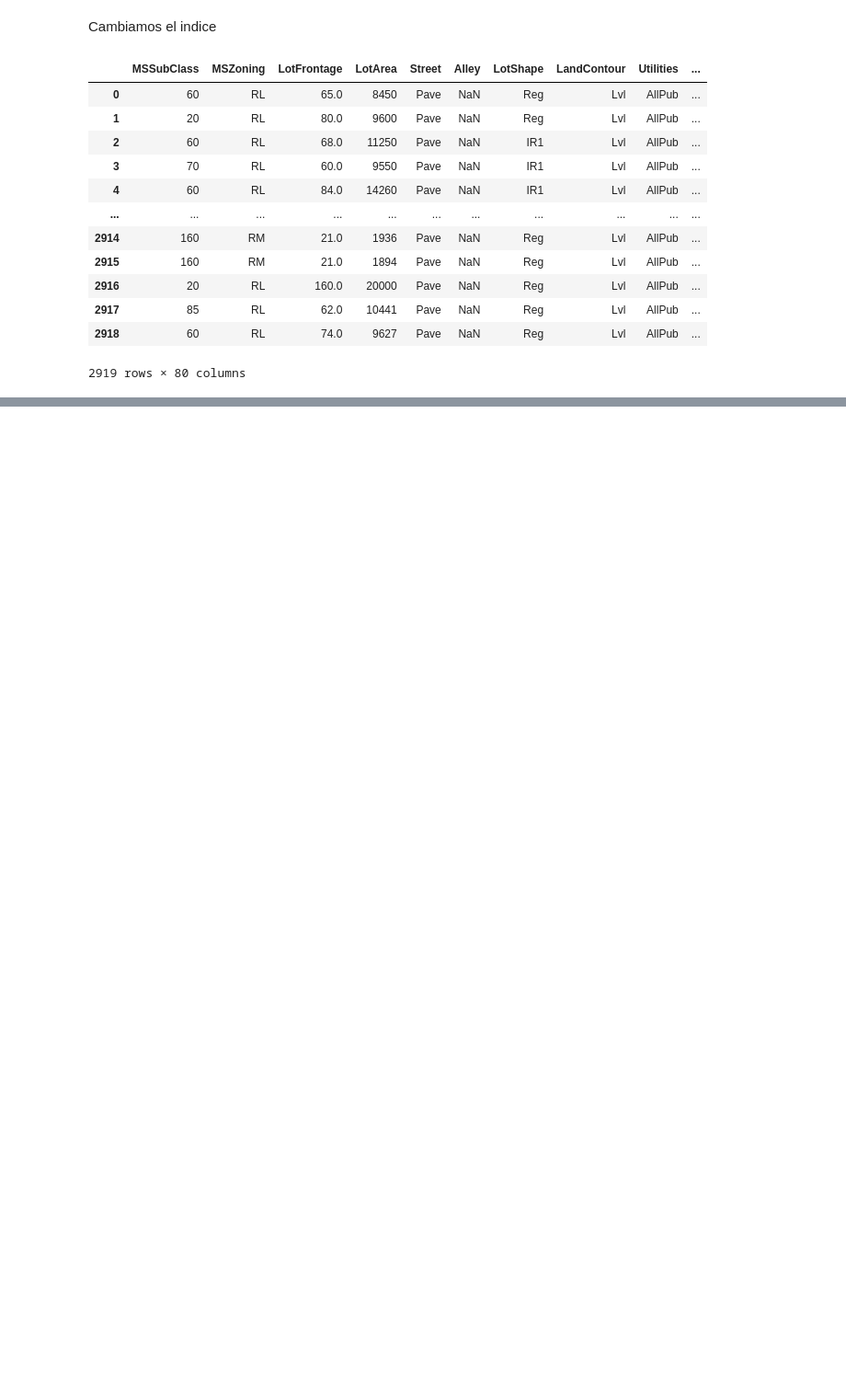
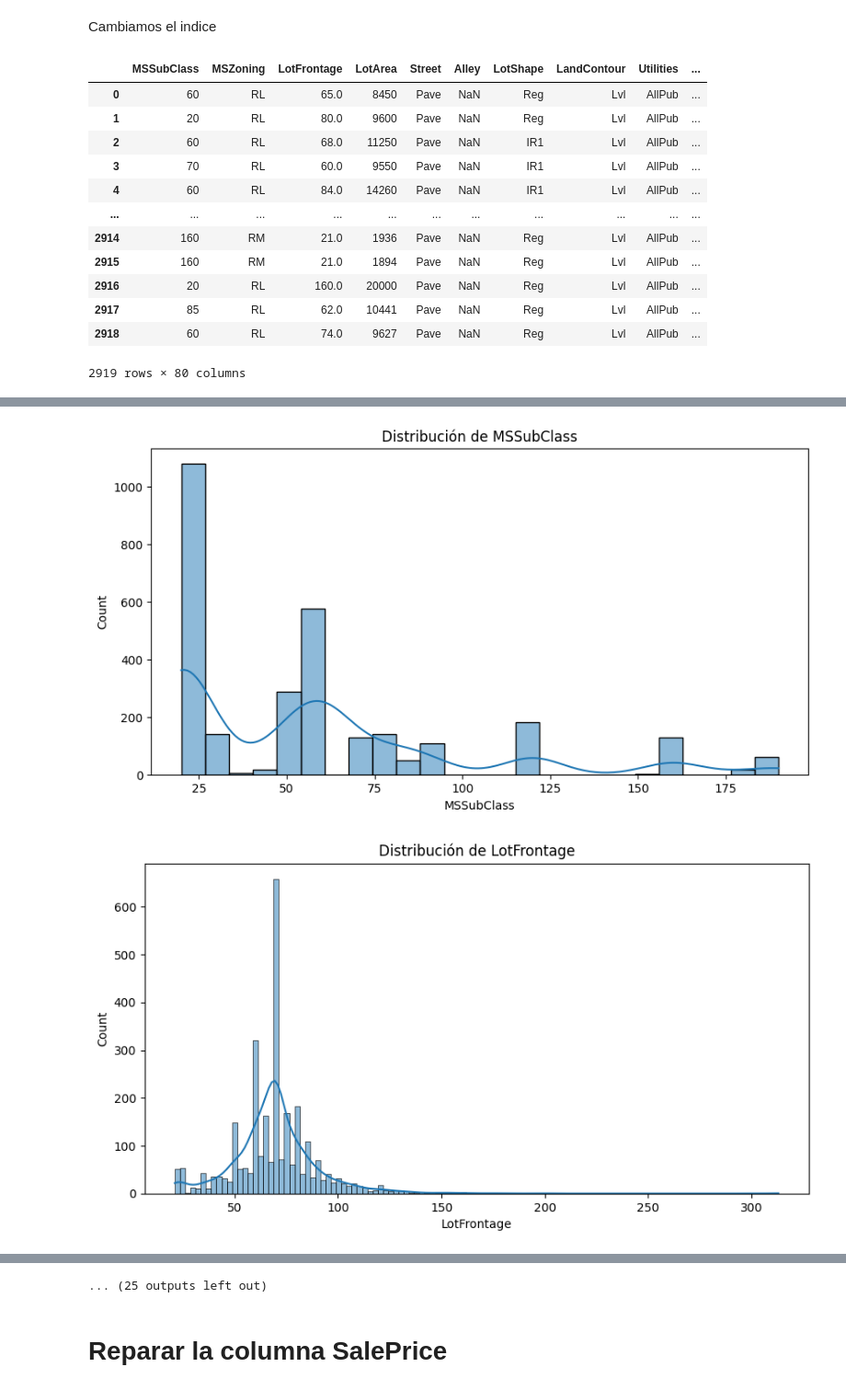
Before and after one commit to JGomez1100000/Eda_regression, a Jupyter notebook: Eda.ipynb, the cells around one changed output, grey strips where cells are left out. Shown at 92% size. Cells and saved outputs as stored; diff of their text form; code cells hidden in the pictures; blank space fills up the shorter version.

```diff
--- a/Eda.ipynb
+++ b/Eda.ipynb
@@ -52,0 +184,16 @@ df
+# %%
+import scipy.stats as stats
+
+numeric_vars = df.select_dtypes(include = ['int64', 'float64'])
+skewed_feats = numeric_vars.apply(lambda x: stats.skew(x.dropna()) if np.issubdtype(x.dtype, np.number) else np.nan).sort_values(ascending=False)
+skewness = pd.DataFrame({'Skew' :skewed_feats})
+skewness.T
+
+for col in numeric_vars.columns:
+    plt.figure(figsize=(10, 5))
+    sns.histplot(numeric_vars[col].dropna(), kde=True)
+    plt.title('Distribución de ' + col)
+    plt.show()
+# %% [output]
+[figure, added]
+[figure, added]
@@ -52,0 +210,3 @@ df
+... (25 outputs left out)
+# %% [markdown]
+# Reparar la columna SalePrice
```
Also changed, not shown: parts of 32 cells of this notebook.
